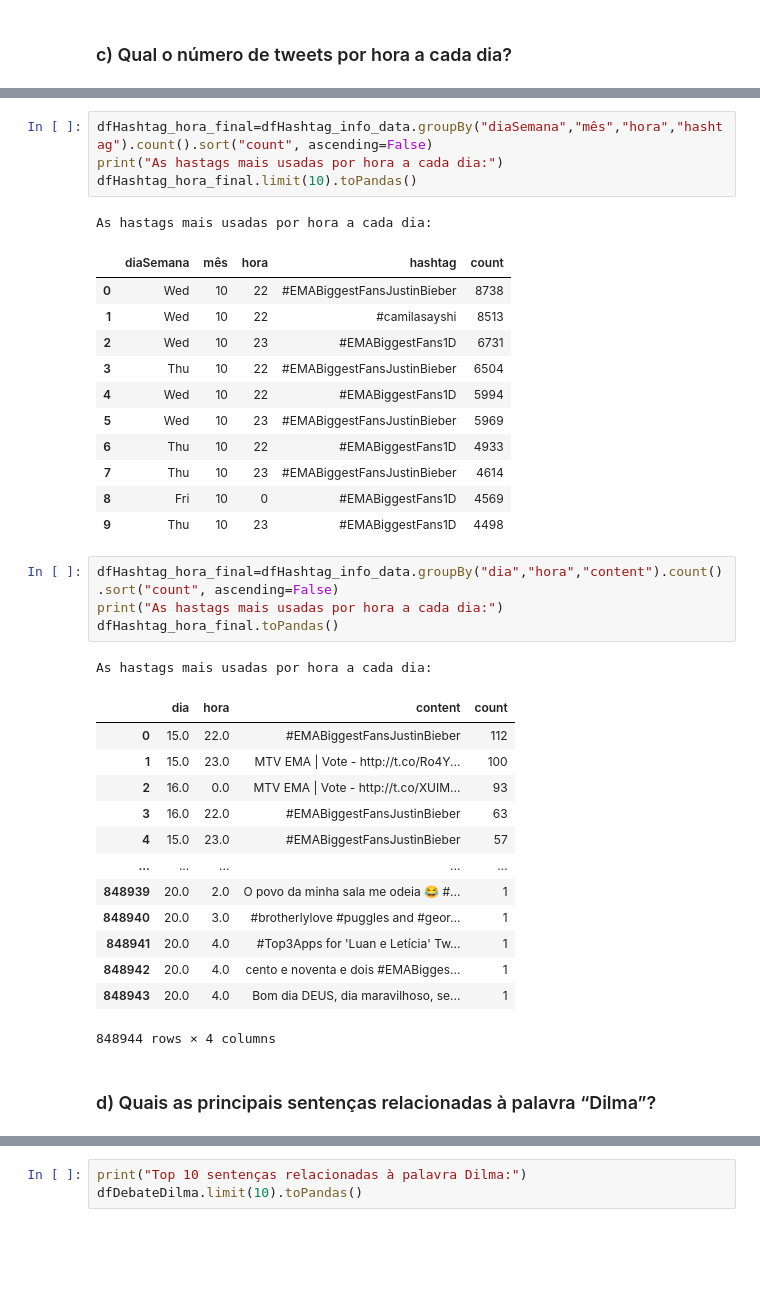
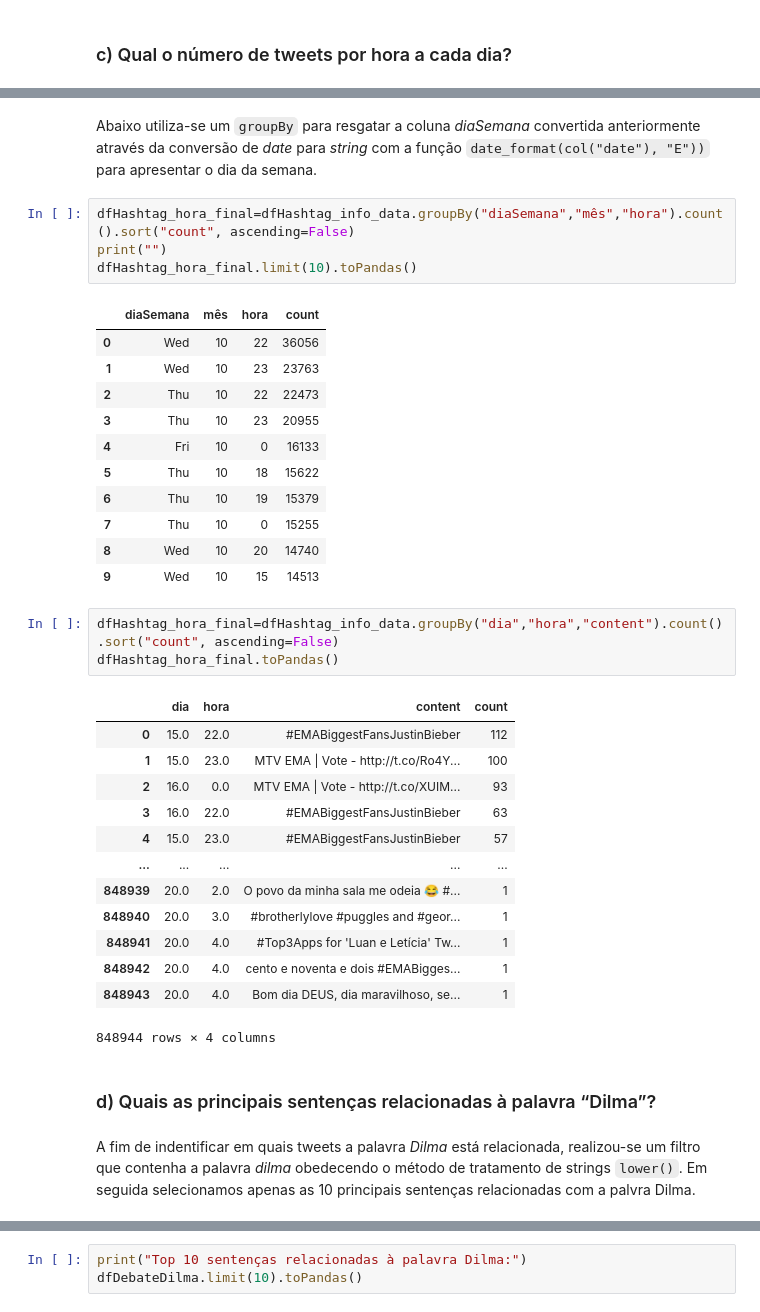
Before and after one commit to raianeti/MapReduce_Cloud, a Jupyter notebook: MapReduce.ipynb, the cells around one changed output, grey strips where cells are left out. Saved outputs shown, nothing was run; the diff lists cells and outputs as text; blank space fills up the shorter version.

```diff
--- a/MapReduce.ipynb
+++ b/MapReduce.ipynb
@@ -356,39 +412,40 @@ As hastags mais usadas por hora a cada dia:
+# %% [markdown]
+Abaixo utiliza-se um `groupBy` para resgatar a coluna *diaSemana* convertida anteriormente através da  conversão de *date* para *string* com a função `date_format(col("date"), "E"))` para apresentar o dia da semana.
 # %%
-dfHashtag_hora_final=dfHashtag_info_data.groupBy("diaSemana","mês","hora","hashtag").count().sort("count", ascending=False)
-print("As hastags mais usadas por hora a cada dia:")
+dfHashtag_hora_final=dfHashtag_info_data.groupBy("diaSemana","mês","hora").count().sort("count", ascending=False)
+print("")
 dfHashtag_hora_final.limit(10).toPandas()
 # %% [output]
-As hastags mais usadas por hora a cada dia:
-|  | diaSemana | mês | hora | hashtag | count |
-| 0 | Wed | 10 | 22 | #EMABiggestFansJustinBieber | 8738 |
-| 1 | Wed | 10 | 22 | #camilasayshi | 8513 |
-| 2 | Wed | 10 | 23 | #EMABiggestFans1D | 6731 |
-| 3 | Thu | 10 | 22 | #EMABiggestFansJustinBieber | 6504 |
-| 4 | Wed | 10 | 22 | #EMABiggestFans1D | 5994 |
-| 5 | Wed | 10 | 23 | #EMABiggestFansJustinBieber | 5969 |
-| 6 | Thu | 10 | 22 | #EMABiggestFans1D | 4933 |
-| 7 | Thu | 10 | 23 | #EMABiggestFansJustinBieber | 4614 |
-| 8 | Fri | 10 | 0 | #EMABiggestFans1D | 4569 |
-| 9 | Thu | 10 | 23 | #EMABiggestFans1D | 4498 |
+|  | diaSemana | mês | hora | count |
+| 0 | Wed | 10 | 22 | 36056 |
+| 1 | Wed | 10 | 23 | 23763 |
+| 2 | Thu | 10 | 22 | 22473 |
+| 3 | Thu | 10 | 23 | 20955 |
+| 4 | Fri | 10 | 0 | 16133 |
+| 5 | Thu | 10 | 18 | 15622 |
+| 6 | Thu | 10 | 19 | 15379 |
+| 7 | Thu | 10 | 0 | 15255 |
+| 8 | Wed | 10 | 20 | 14740 |
+| 9 | Wed | 10 | 15 | 14513 |
 # %%
 dfHashtag_hora_final=dfHashtag_info_data.groupBy("dia","hora","content").count().sort("count", ascending=False)
-print("As hastags mais usadas por hora a cada dia:")
 dfHashtag_hora_final.toPandas()
 # %% [output]
+|  | dia | hora | content | count |
+| 0 | 15.0 | 22.0 | #EMABiggestFansJustinBieber | 112 |
+| 1 | 15.0 | 23.0 | MTV EMA | Vote - http://t.co/Ro4Y... | 100 |
+| 2 | 16.0 | 0.0 | MTV EMA | Vote - http://t.co/XUIM... | 93 |
+| 3 | 16.0 | 22.0 | #EMABiggestFansJustinBieber | 63 |
+| 4 | 15.0 | 23.0 | #EMABiggestFansJustinBieber | 57 |
+| ... | ... | ... | ... | ... |
+| 848939 | 20.0 | 2.0 | O povo da minha sala me odeia 😂 #... | 1 |
+| 848940 | 20.0 | 3.0 | #brotherlylove #puggles and #geor... | 1 |
+| 848941 | 20.0 | 4.0 | #Top3Apps for 'Luan e Letícia' Tw... | 1 |
+| 848942 | 20.0 | 4.0 | cento e noventa e dois #EMABigges... | 1 |
+| 848943 | 20.0 | 4.0 | Bom dia DEUS, dia maravilhoso, se... | 1 |
-As hastags mais usadas por hora a cada dia:
+848944 rows × 4 columns
-|  | dia | hora | content | count |
-| 0 | 15.0 | 22.0 | #EMABiggestFansJustinBieber | 112 |
-| 1 | 15.0 | 23.0 | MTV EMA | Vote - http://t.co/Ro4Y... | 100 |
-| 2 | 16.0 | 0.0 | MTV EMA | Vote - http://t.co/XUIM... | 93 |
-| 3 | 16.0 | 22.0 | #EMABiggestFansJustinBieber | 63 |
-| 4 | 15.0 | 23.0 | #EMABiggestFansJustinBieber | 57 |
-| ... | ... | ... | ... | ... |
-| 848939 | 20.0 | 2.0 | O povo da minha sala me odeia 😂 #... | 1 |
-| 848940 | 20.0 | 3.0 | #brotherlylove #puggles and #geor... | 1 |
-| 848941 | 20.0 | 4.0 | #Top3Apps for 'Luan e Letícia' Tw... | 1 |
-| 848942 | 20.0 | 4.0 | cento e noventa e dois #EMABigges... | 1 |
-| 848943 | 20.0 | 4.0 | Bom dia DEUS, dia maravilhoso, se... | 1 |
-848944 rows × 4 columns
 # %% [markdown]
 ### d) Quais as principais sentenças relacionadas à palavra “Dilma”?
+# %% [markdown]
+A fim de indentificar em quais tweets a palavra *Dilma*  está relacionada, realizou-se um filtro que contenha a palavra *dilma* obedecendo o método de tratamento de strings `lower()`. Em seguida selecionamos apenas as 10 principais sentenças  relacionadas com a palvra Dilma.
 # %%
```
Also changed, not shown: parts of 29 cells of this notebook.
